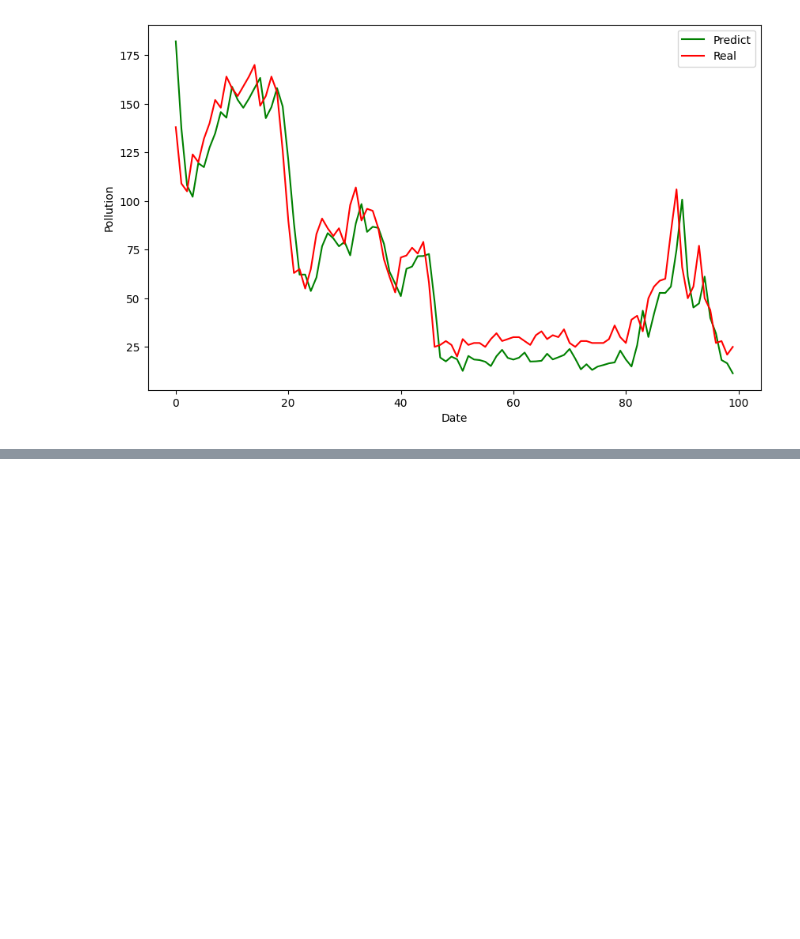
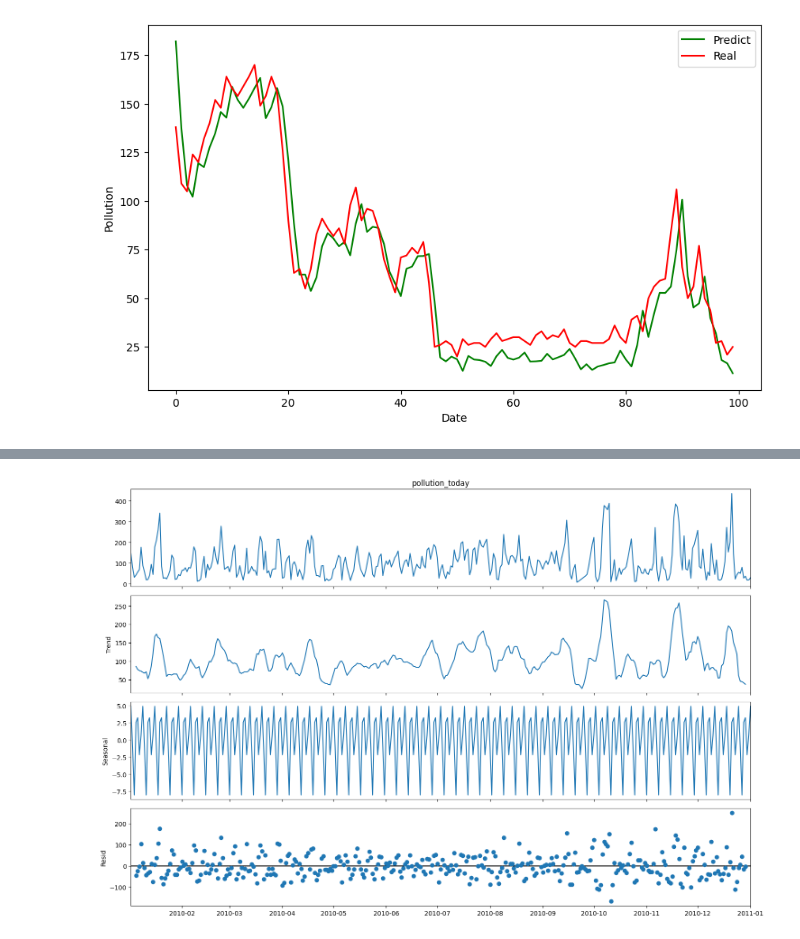
Before and after one commit to hyewon961117/hw_study2, a Jupyter notebook: two/007_python_시계열.ipynb, the cells around one changed output, grey strips where cells are left out. Cells and saved outputs as stored; diff of their text form; code cells hidden in the pictures; blank space fills up the shorter version.

```diff
--- a/two/007_python_시계열.ipynb
+++ b/two/007_python_시계열.ipynb
@@ -1288,0 +1521,14 @@ plt.show()
+# %%
+from statsmodels.tsa.seasonal import seasonal_decompose
+from pylab import rcParams
+
+series = air_pollution.pollution_today[:365] #처음 1년간의 자료
+result = seasonal_decompose(series) #시계열 성분 분해
+
+rcParams['figure.figsize'] = 15, 10
+result.plot()
+plt.show()
+
+# 2.계절적인 요인 제외 / 3.계절적인요인 / 4.오차
+# %% [output]
+[figure, added]
```
Also changed, not shown: parts of 55 cells of this notebook, 53 other files.
